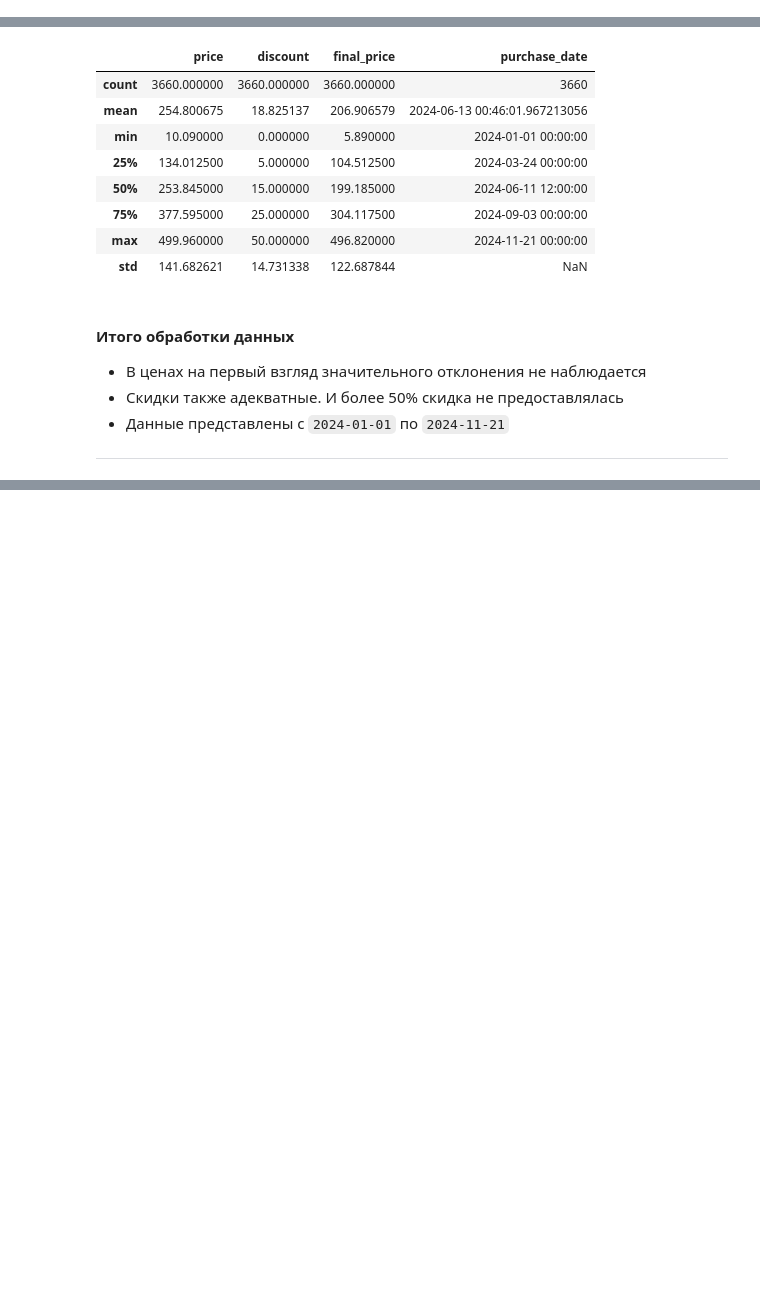
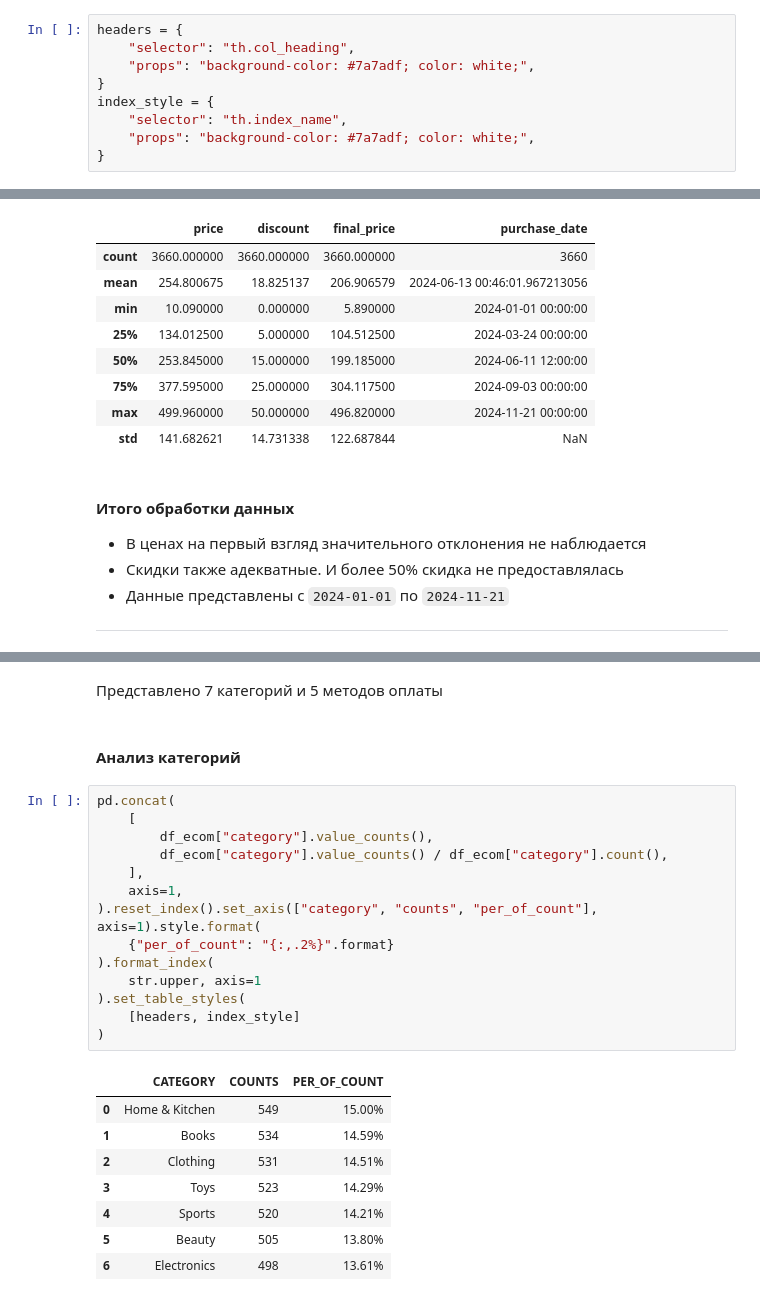
Before and after one commit to SirAlexFer/data_analysis, a Jupyter notebook: 01. Ecommerce/notebooks/02. eda.ipynb, the cells around one changed output, grey strips where cells are left out. Cells and saved outputs as stored; diff of their text form; blank space fills up the shorter version.

```diff
--- a/01. Ecommerce/notebooks/02. eda.ipynb
+++ b/01. Ecommerce/notebooks/02. eda.ipynb
@@ -14,4 +18,13 @@ if 'chdir_done' not in globals():
 work_directory = os.getcwd()
 # %% [markdown]
 ### Constants
+# %%
+headers = {
+    "selector": "th.col_heading",
+    "props": "background-color: #7a7adf; color: white;",
+}
+index_style = {
+    "selector": "th.index_name",
+    "props": "background-color: #7a7adf; color: white;",
+}
 # %%
@@ -99,0 +123,27 @@ df_ecom.describe()
+# %% [markdown]
+Представлено 7 категорий и 5 методов оплаты
+# %% [markdown]
+#### Анализ категорий
+# %%
+pd.concat(
+    [
+        df_ecom["category"].value_counts(),
+        df_ecom["category"].value_counts() / df_ecom["category"].count(),
+    ],
+    axis=1,
+).reset_index().set_axis(["category", "counts", "per_of_count"], axis=1).style.format(
+    {"per_of_count": "{:,.2%}".format}
+).format_index(
+    str.upper, axis=1
+).set_table_styles(
+    [headers, index_style]
+)
+# %% [output]
+|  | CATEGORY | COUNTS | PER_OF_COUNT |
+| 0 | Home & Kitchen | 549 | 15.00% |
+| 1 | Books | 534 | 14.59% |
+| 2 | Clothing | 531 | 14.51% |
+| 3 | Toys | 523 | 14.29% |
+| 4 | Sports | 520 | 14.21% |
+| 5 | Beauty | 505 | 13.80% |
+| 6 | Electronics | 498 | 13.61% |
```
Also changed, not shown: parts of 11 cells of this notebook, 1 other file.
